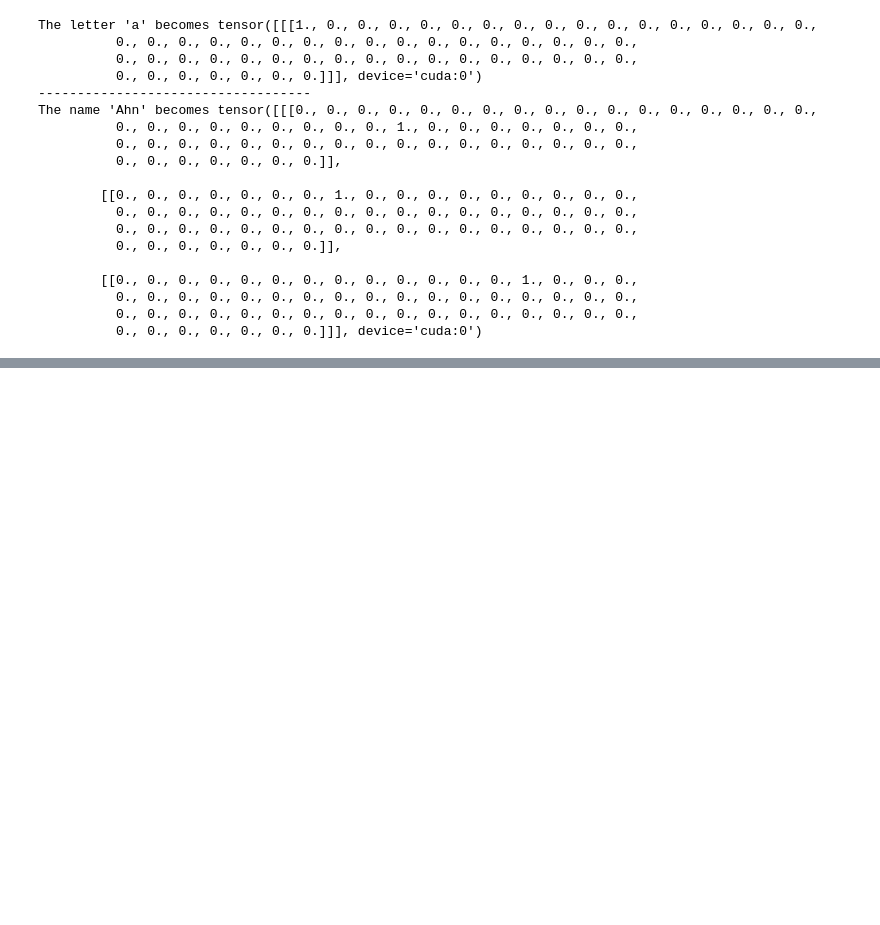
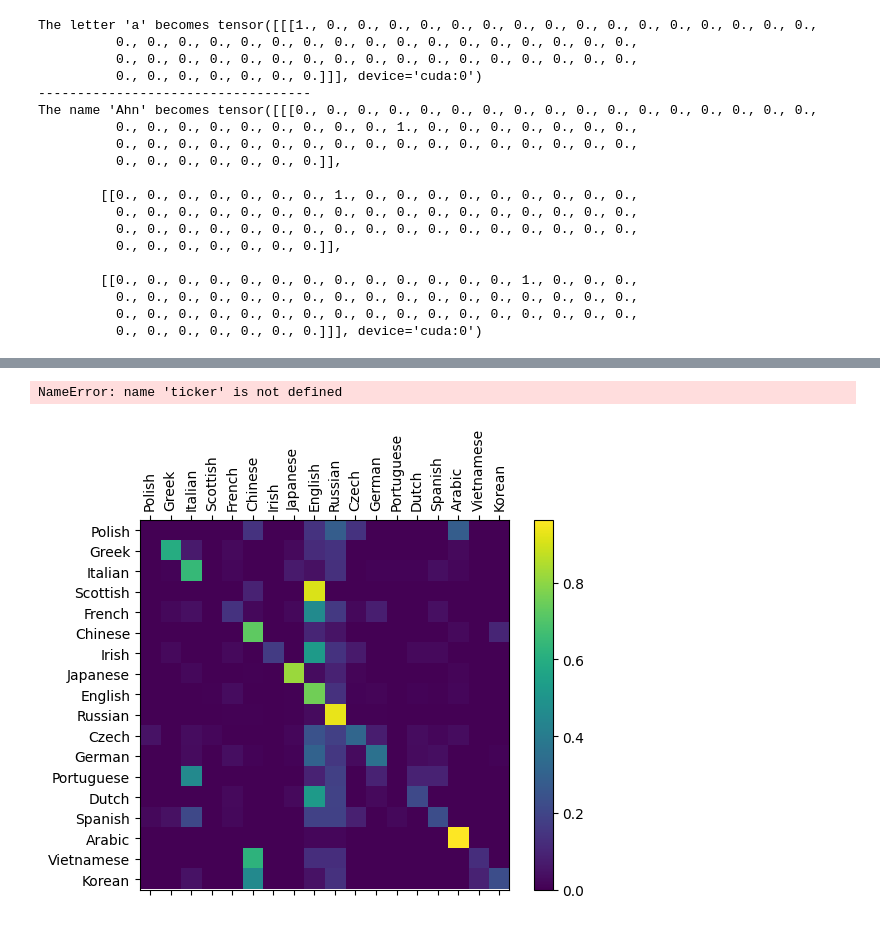
Before and after one commit to kuanmol/aimldl, a Jupyter notebook: DL/RNN/Classifying Names with a Character-Level/rnn.ipynb, the cells around one changed output, grey strips where cells are left out. Saved outputs shown, nothing was run; the diff lists cells and outputs as text; code cells hidden in the pictures; blank space fills up the shorter version.

```diff
--- a/DL/RNN/Classifying Names with a Character-Level/rnn.ipynb
+++ b/DL/RNN/Classifying Names with a Character-Level/rnn.ipynb
@@ -132,0 +307,42 @@ example = (tensor([7], device='cuda:0'), tensor([[[0., 0., 0., 0., 0., 0., 0., 0
+# %%
+def evaluate(rnn, testing_data, classes):
+    confusion = torch.zeros(len(classes), len(classes))
+
+    rnn.eval() #set to eval mode
+    with torch.no_grad(): # do not record the gradients during eval phase
+        for i in range(len(testing_data)):
+            (label_tensor, text_tensor, label, text) = testing_data[i]
+            output = rnn(text_tensor)
+            guess, guess_i = label_from_output(output, classes)
+            label_i = classes.index(label)
+            confusion[label_i][guess_i] += 1
+
+    # Normalize by dividing every row by its sum
+    for i in range(len(classes)):
+        denom = confusion[i].sum()
+        if denom > 0:
+            confusion[i] = confusion[i] / denom
+
+    # Set up plot
+    fig = plt.figure()
+    ax = fig.add_subplot(111)
+    cax = ax.matshow(confusion.cpu().numpy()) #numpy uses cpu here so we need to use a cpu version
+    fig.colorbar(cax)
+
+    # Set up axes
+    ax.set_xticks(np.arange(len(classes)), labels=classes, rotation=90)
+    ax.set_yticks(np.arange(len(classes)), labels=classes)
+
+    # Force label at every tick
+    ax.xaxis.set_major_locator(ticker.MultipleLocator(1))
+    ax.yaxis.set_major_locator(ticker.MultipleLocator(1))
+
+    # sphinx_gallery_thumbnail_number = 2
+    plt.show()
+
+
+
+evaluate(rnn, test_set, classes=alldata.labels_uniq)
+# %% [output]
+NameError: name 'ticker' is not defined
+[figure, added]
```
Also changed, not shown: parts of 9 cells of this notebook.
